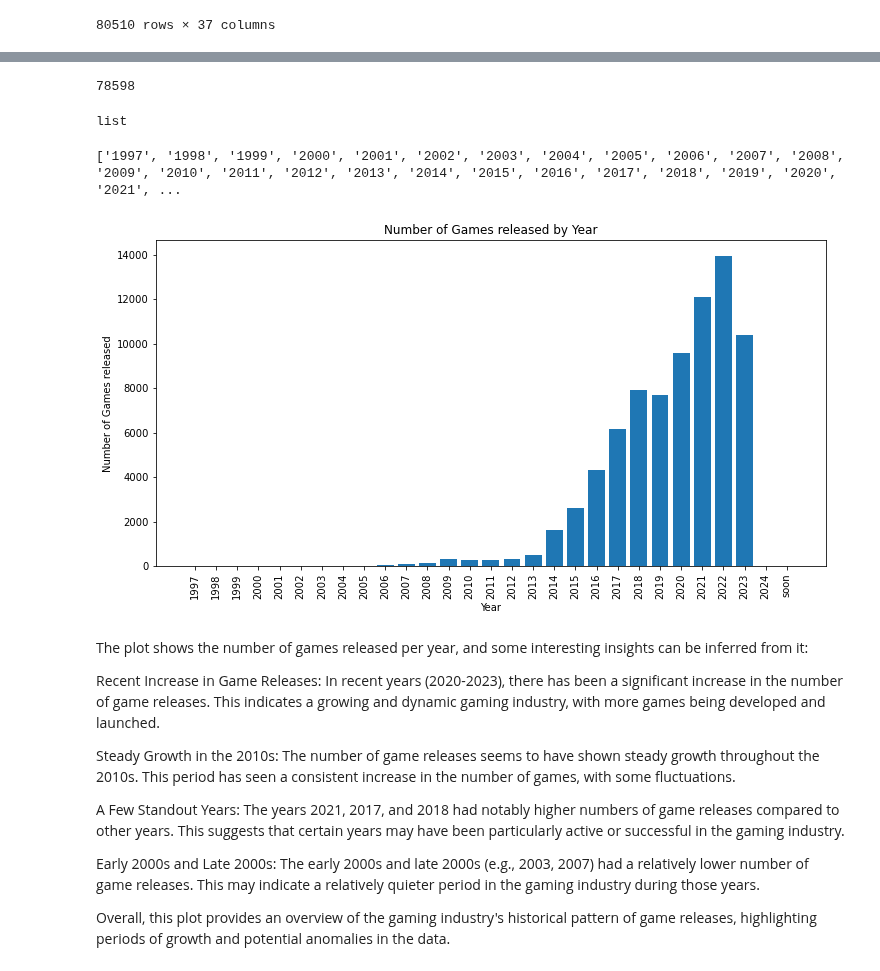
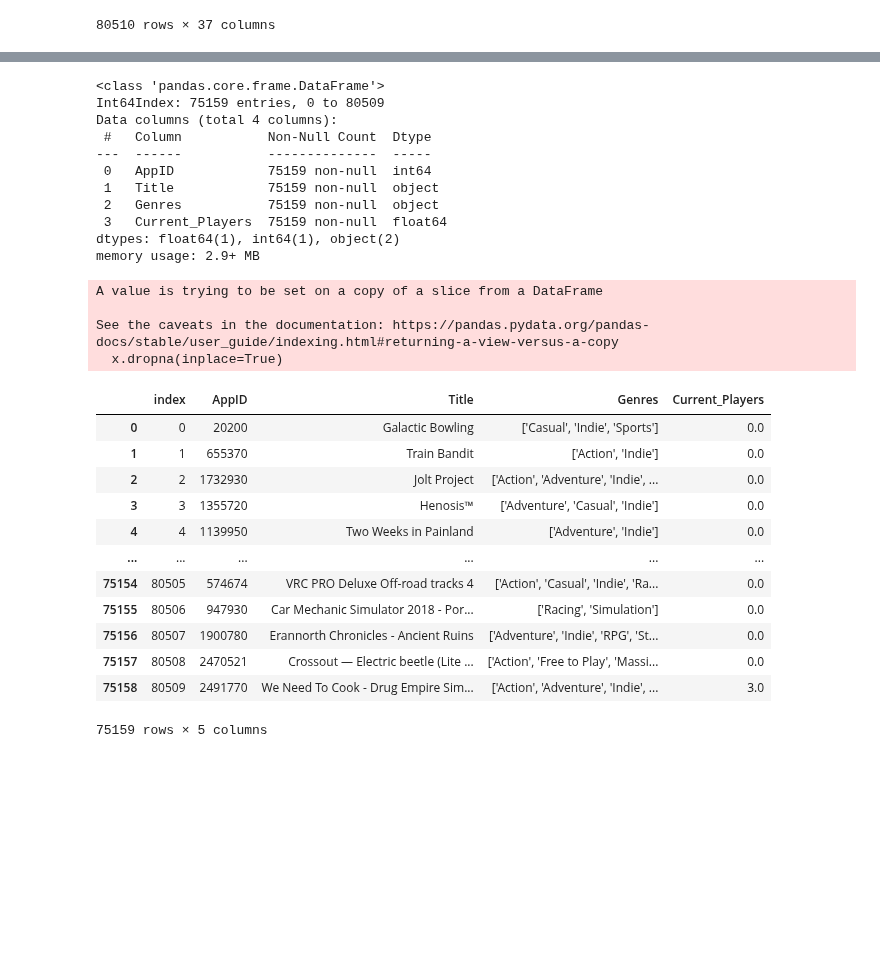
Before and after one commit to Aryan-ki-codepanti/steam-games-data-analysis, a Jupyter notebook: data-analysis/Question1.ipynb, the cells around one changed output, grey strips where cells are left out. Saved outputs shown, nothing was run; the diff lists cells and outputs as text; code cells hidden in the pictures; blank space fills up the shorter version.

```diff
--- a/data-analysis/Question1.ipynb
+++ b/data-analysis/Question1.ipynb
@@ -54,43 +24,35 @@ print(yearly_count)
-# %%
-sum = 0
-years_list = list(yearly_count.keys())
-for i in years_list:
-    sum += yearly_count[i]
-print(sum)
-
-type(years_list)
-# %% [output]
-78598
-list
-# %%
-print(years_list)
-# %% [output]
-['1997', '1998', '1999', '2000', '2001', '2002', '2003', '2004', '2005', '2006', '2007', '2008', '2009', '2010', '2011', '2012', '2013', '2014', '2015', '2016', '2017', '2018', '2019', '2020', '2021', ...
-# %%
-sorted_data = {k: v for k, v in sorted(yearly_count.items(), key=lambda item: int(item[0]) if item[0].isdigit() else float('inf'))}
-
-years = list(sorted_data.keys())
-values = list(sorted_data.values())
-
-plt.figure(figsize=(12, 6))
-plt.bar(years, values)
-plt.xlabel('Year')
-plt.ylabel('Number of Games released')
-plt.title('Number of Games released by Year')
-plt.xticks(rotation=90)
-
-plt.show()
-# %% [output]
-[figure, removed]
-# %% [markdown]
-The plot shows the number of games released per year, and some interesting insights can be inferred from it:
-
-Recent Increase in Game Releases: In recent years (2020-2023), there has been a significant increase in the number of game releases. This indicates a growing and dynamic gaming industry, with more games being developed and launched.
-
-Steady Growth in the 2010s: The number of game releases seems to have shown steady growth throughout the 2010s. This period has seen a consistent increase in the number of games, with some fluctuations.
-
-A Few Standout Years: The years 2021, 2017, and 2018 had notably higher numbers of game releases compared to other years. This suggests that certain years may have been particularly active or successful in the gaming industry.
-
-Early 2000s and Late 2000s: The early 2000s and late 2000s (e.g., 2003, 2007) had a relatively lower number of game releases. This may indicate a relatively quieter period in the gaming industry during those years.
-
-Overall, this plot provides an overview of the gaming industry's historical pattern of game releases, highlighting periods of growth and potential anomalies in the data.
+# %%
+x = data[['AppID','Title','Genres', 'Current_Players']]
+x.dropna(inplace=True)
+x.info()
+x.reset_index(inplace=True)
+x
+# %% [output]
+<class 'pandas.core.frame.DataFrame'>
+Int64Index: 75159 entries, 0 to 80509
+Data columns (total 4 columns):
+ #   Column           Non-Null Count  Dtype
+---  ------           --------------  -----
+ 0   AppID            75159 non-null  int64
+ 1   Title            75159 non-null  object
+ 2   Genres           75159 non-null  object
+ 3   Current_Players  75159 non-null  float64
+dtypes: float64(1), int64(1), object(2)
+memory usage: 2.9+ MB
+A value is trying to be set on a copy of a slice from a DataFrame
+
+See the caveats in the documentation: https://pandas.pydata.org/pandas-docs/stable/user_guide/indexing.html#returning-a-view-versus-a-copy
+  x.dropna(inplace=True)
+|  | index | AppID | Title | Genres | Current_Players |
+| 0 | 0 | 20200 | Galactic Bowling | ['Casual', 'Indie', 'Sports'] | 0.0 |
+| 1 | 1 | 655370 | Train Bandit | ['Action', 'Indie'] | 0.0 |
+| 2 | 2 | 1732930 | Jolt Project | ['Action', 'Adventure', 'Indie', ... | 0.0 |
+| 3 | 3 | 1355720 | Henosis™ | ['Adventure', 'Casual', 'Indie'] | 0.0 |
+| 4 | 4 | 1139950 | Two Weeks in Painland | ['Adventure', 'Indie'] | 0.0 |
+| ... | ... | ... | ... | ... | ... |
+| 75154 | 80505 | 574674 | VRC PRO Deluxe Off-road tracks 4 | ['Action', 'Casual', 'Indie', 'Ra... | 0.0 |
+| 75155 | 80506 | 947930 | Car Mechanic Simulator 2018 - Por... | ['Racing', 'Simulation'] | 0.0 |
+| 75156 | 80507 | 1900780 | Erannorth Chronicles - Ancient Ruins | ['Adventure', 'Indie', 'RPG', 'St... | 0.0 |
+| 75157 | 80508 | 2470521 | Crossout — Electric beetle (Lite ... | ['Action', 'Free to Play', 'Massi... | 0.0 |
+| 75158 | 80509 | 2491770 | We Need To Cook - Drug Empire Sim... | ['Action', 'Adventure', 'Indie', ... | 3.0 |
+75159 rows × 5 columns
```
Also changed, not shown: parts of 9 cells of this notebook, 2 other files.
